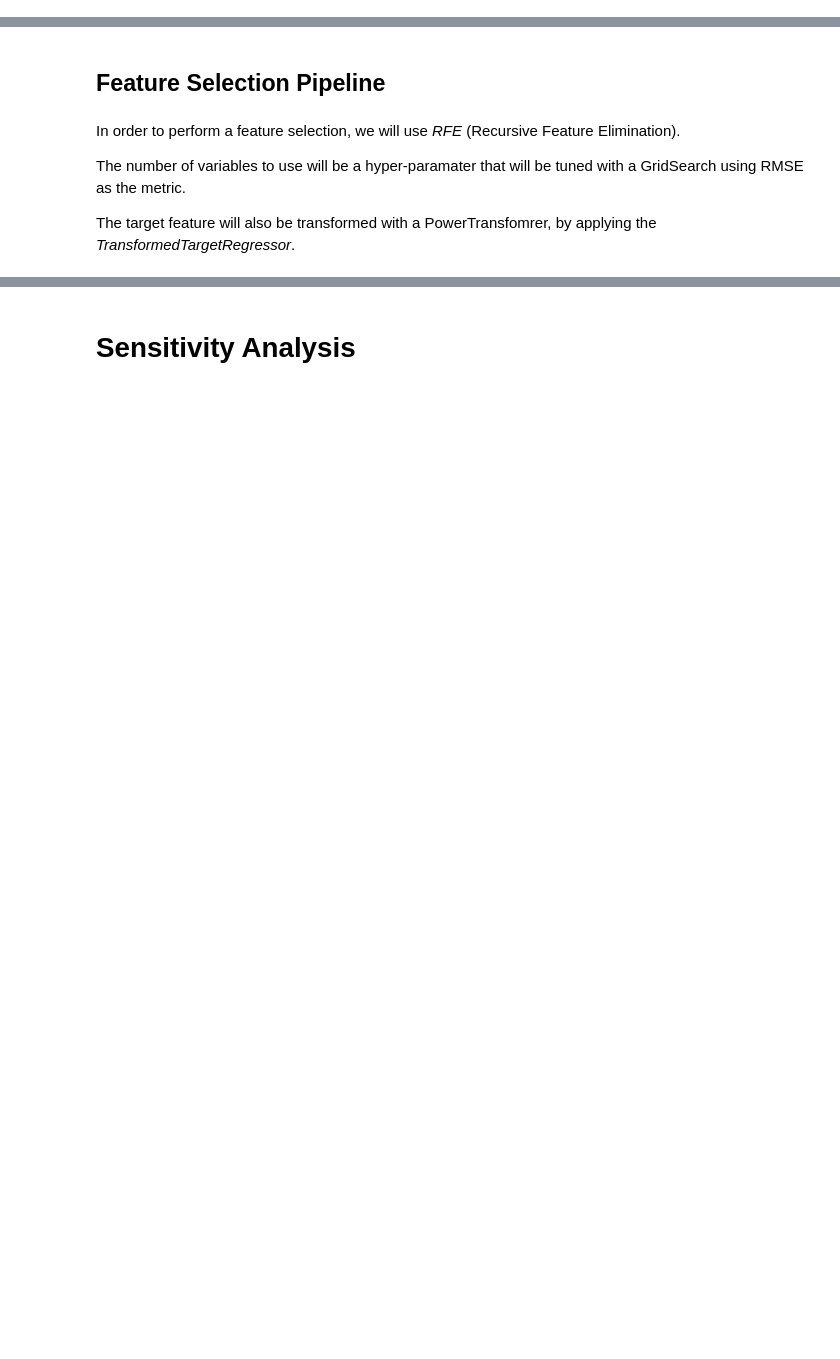
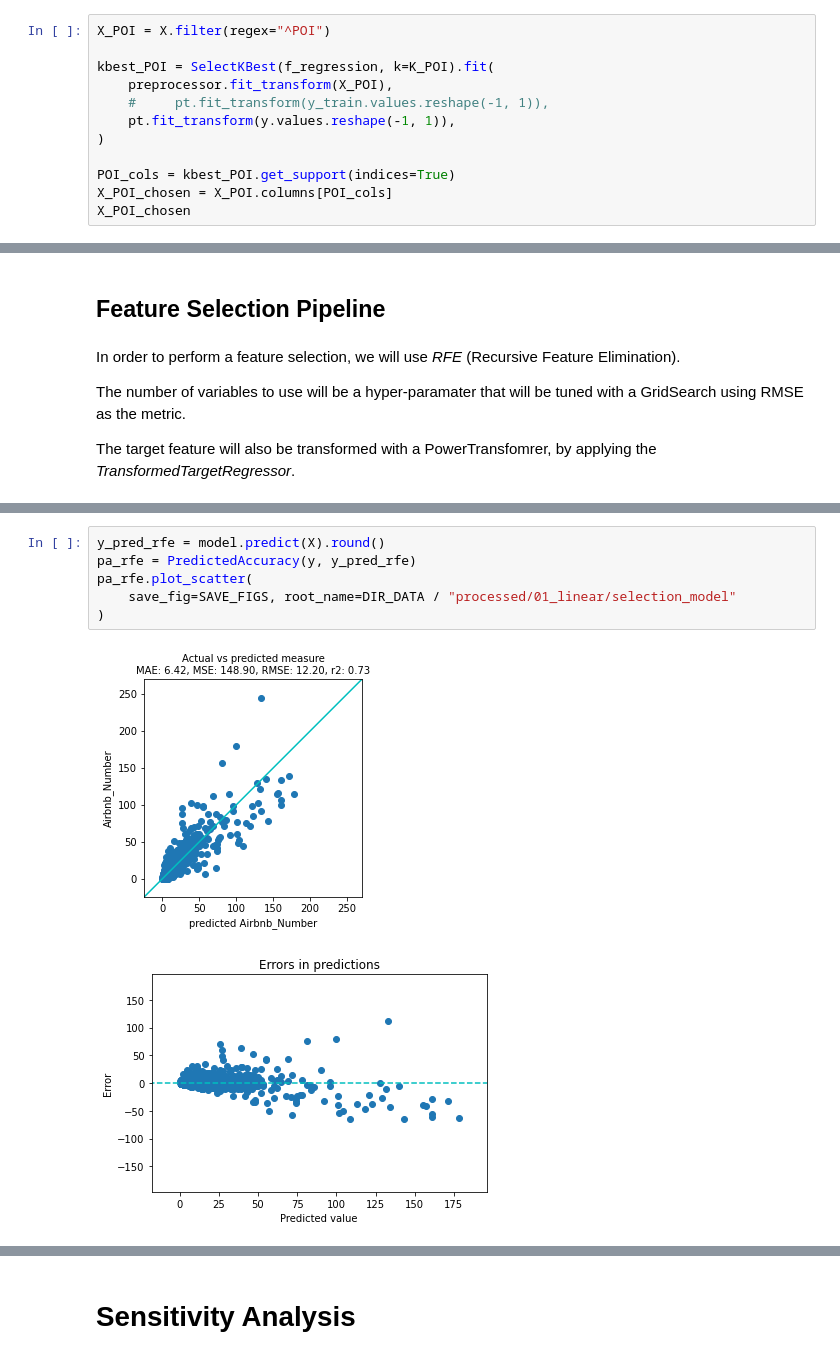
Before and after one commit to egregorimar/urbana, a Jupyter notebook: notebooks/01linear.ipynb, the cells around one changed output, grey strips where cells are left out. Cells and saved outputs as stored; diff of their text form; blank space fills up the shorter version.

```diff
--- a/notebooks/01linear.ipynb
+++ b/notebooks/01linear.ipynb
@@ -217,3 +248,15 @@ X_Rent_chosen = X_Rent.columns[rent_cols]
 X_Rent_chosen
 # %% [output]
 Index(['Rent_Number_Flats'], dtype='object')
+# %%
+X_POI = X.filter(regex="^POI")
+
+kbest_POI = SelectKBest(f_regression, k=K_POI).fit(
+    preprocessor.fit_transform(X_POI),
+    #     pt.fit_transform(y_train.values.reshape(-1, 1)),
+    pt.fit_transform(y.values.reshape(-1, 1)),
+)
+
+POI_cols = kbest_POI.get_support(indices=True)
+X_POI_chosen = X_POI.columns[POI_cols]
+X_POI_chosen
@@ -315,0 +366,9 @@ pa_rfe.plot_scatter()
+# %%
+y_pred_rfe = model.predict(X).round()
+pa_rfe = PredictedAccuracy(y, y_pred_rfe)
+pa_rfe.plot_scatter(
+    save_fig=SAVE_FIGS, root_name=DIR_DATA / "processed/01_linear/selection_model"
+)
+# %% [output]
+[figure, added]
+[figure, added]
```
Also changed, not shown: parts of 37 cells of this notebook, 1 other file.
